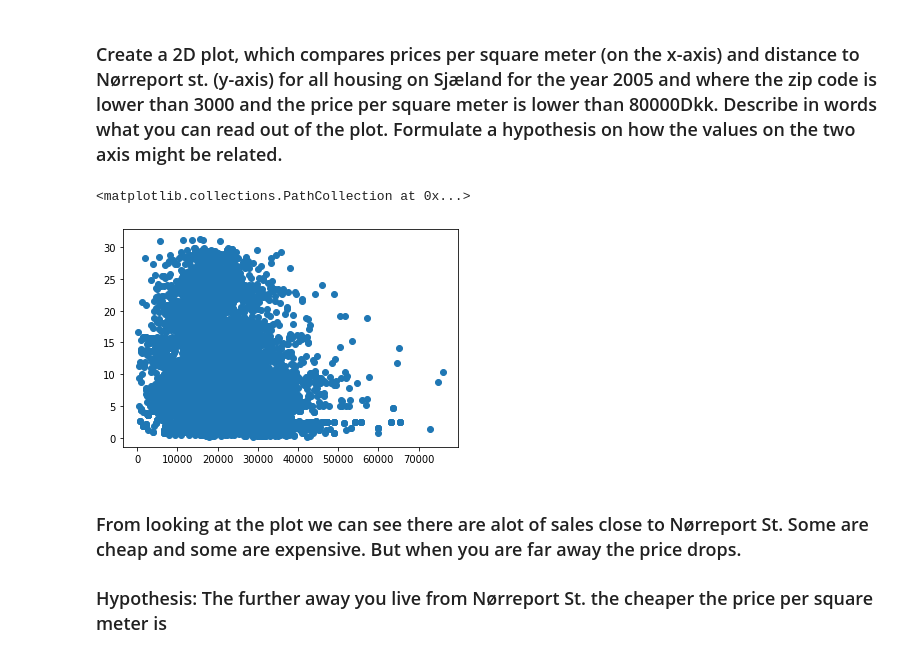
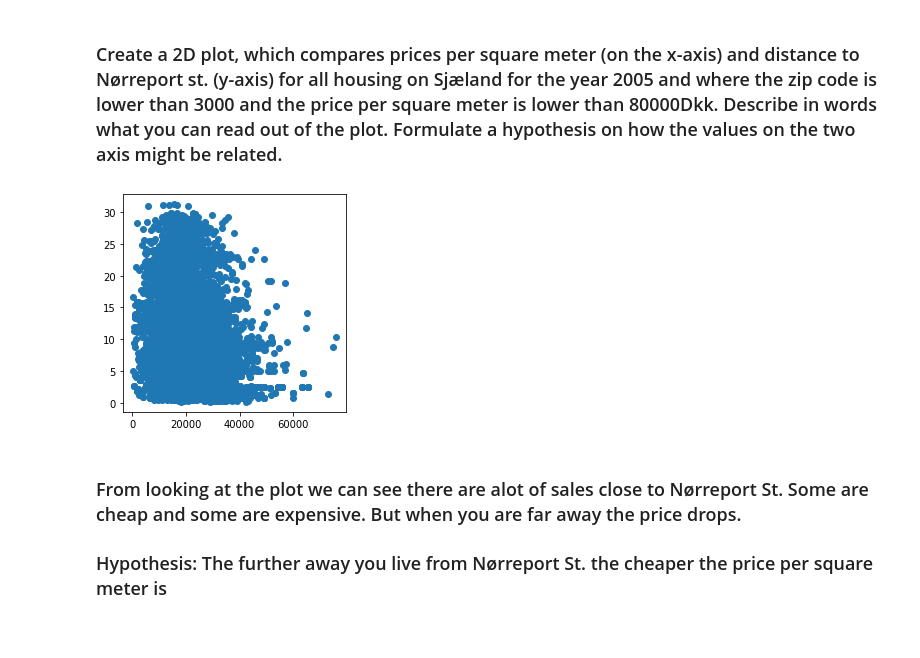
Before and after one commit to pravien/Business-Intelligence, a Jupyter notebook: assignment-3/Assignment-3.ipynb, the cells around one changed output. Saved outputs shown, nothing was run; the diff lists cells and outputs as text; code cells hidden in the pictures.

```diff
--- a/assignment-3/Assignment-3.ipynb
+++ b/assignment-3/Assignment-3.ipynb
@@ -142,10 +151,11 @@ df_2005 = df[mask_2005]
 df_2005['dist_norre'] = df_2005.apply(lambda row : haversine_distance((row['lat'],row['long']),(55.683010, 12.571143)), axis=1)
 # %%
 %matplotlib inline
+fig = plt.figure(figsize=(4, 4))
 plt.scatter(df_2005.price_per_sq_m,df_2005.dist_norre)
+fig.savefig('2d-plot.png')
 # %% [output]
-<matplotlib.collections.PathCollection at 0x...>
-[figure, old version]
+[figure, new version]
 # %% [markdown]
 ### From looking at the plot we can see there are alot of sales close to Nørreport St. Some are cheap and some are expensive. But when you are far away the price drops.
 ### Hypothesis: The further away you live from Nørreport St. the cheaper the price per square meter is
```
Also changed, not shown: parts of 9 cells of this notebook, 6 other files.
